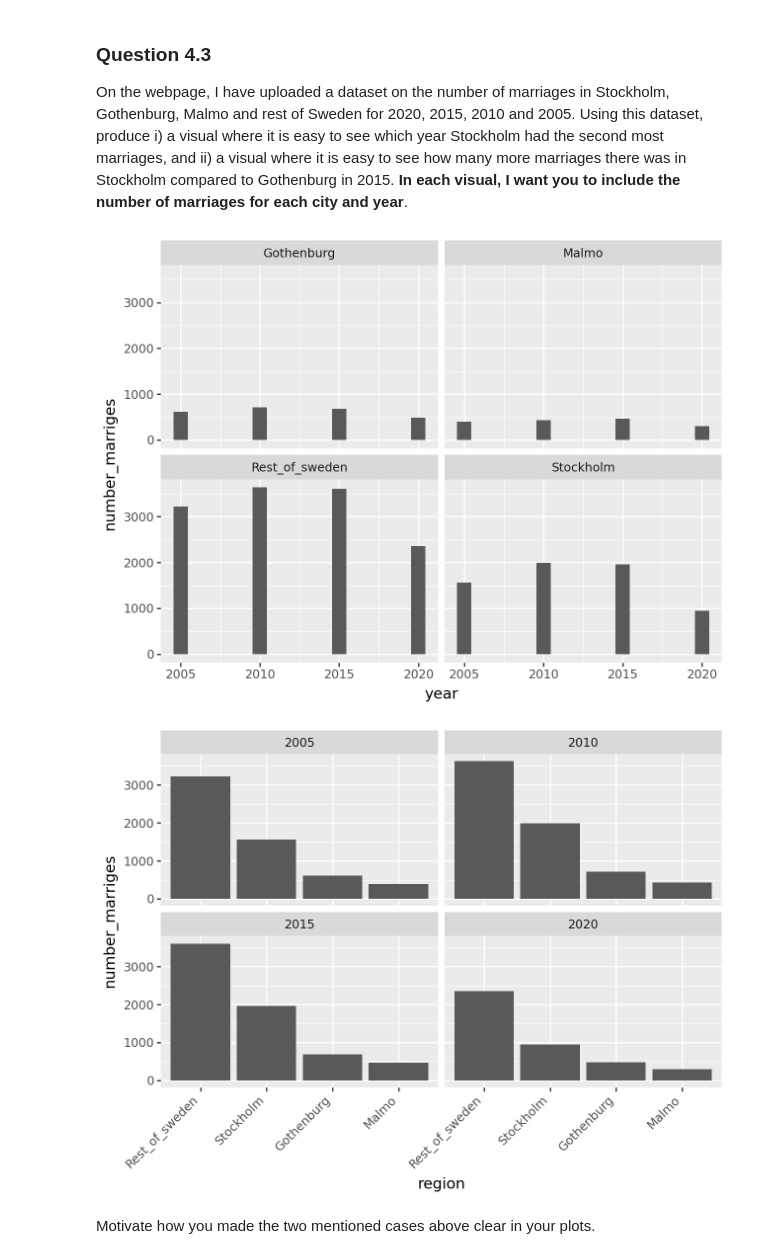
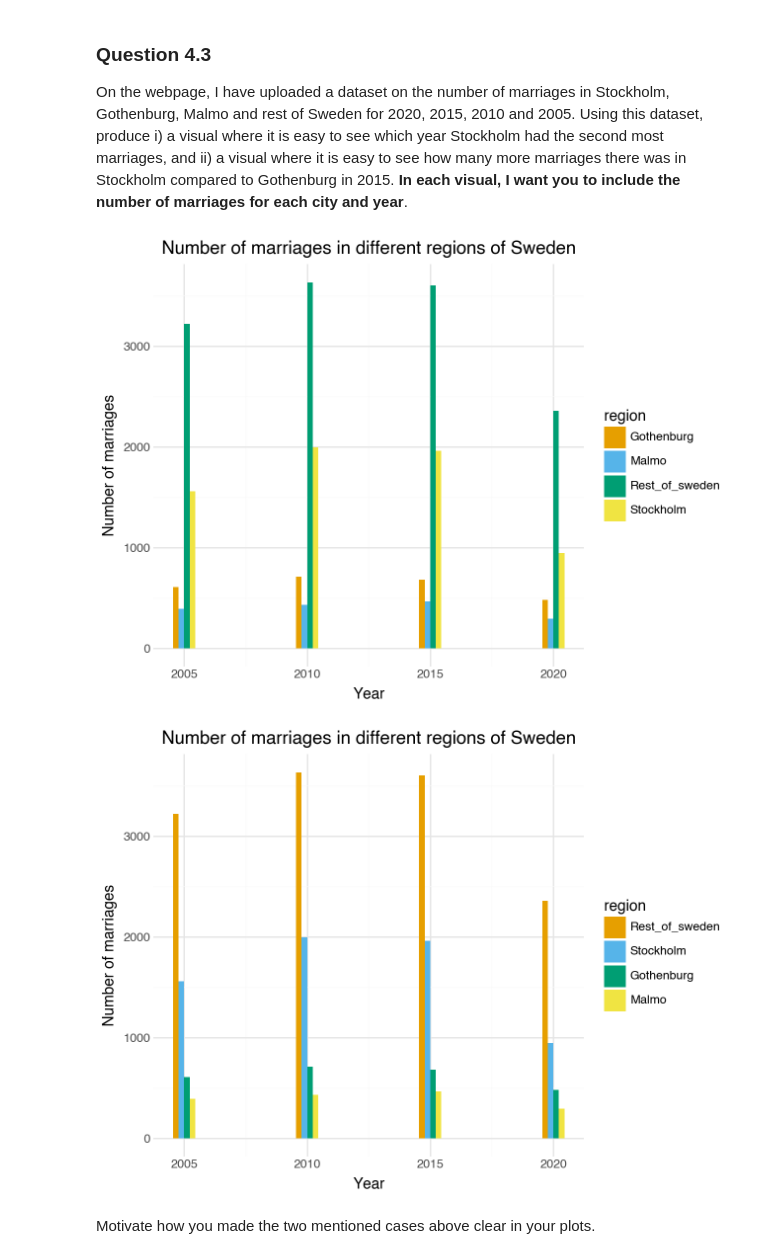
Before and after one commit to ErikDagobert/Scientific-Visualization, a Jupyter notebook: HW1/Homework1_2025.ipynb, the cells around one changed output. Saved outputs shown, nothing was run; the diff lists cells and outputs as text; code cells hidden in the pictures.

```diff
--- a/HW1/Homework1_2025.ipynb
+++ b/HW1/Homework1_2025.ipynb
@@ -516,33 +518,35 @@ On the webpage, I have uploaded a dataset on the number of marriages in Stockhol
 dataMar = pd.read_csv('Marriage.csv')
 
 (
-    ggplot(dataMar, aes("year", "number_marriges"))
-        + geom_bar(stat="identity")
-        + facet_wrap("region")
+    ggplot(dataMar, aes("year", "number_marriges", fill="region"))
+        + geom_bar(stat="identity", position ="dodge")
         + scale_fill_manual(values = cbPalette)
+        + theme_minimal()
+        + labs(x = "Year", y = "Number of marriages", title = "Number of marriages in different regions of Sweden")
 )
 
 
 # Remember to print the visual
 # %% [output]
-[figure, old version]
+[figure, new version]
 # %%
 # Insert code here for part ii)
 # Erik
 
 regions = ["Rest_of_sweden", "Stockholm", "Gothenburg", "Malmo"]
 dataMar["region"] = pd.Categorical(dataMar["region"], categories=regions, ordered=True)
 
 (
-    ggplot(dataMar, aes("region", "number_marriges"))
-        + geom_bar(stat="identity")
-        + facet_wrap("year")
+    ggplot(dataMar, aes("year", "number_marriges", fill="region"))
+        + geom_bar(stat="identity", position="dodge")
         + scale_fill_manual(values = cbPalette)
         + theme(axis_text_x=element_text(rotation=45, hjust=1))
+        + theme_minimal()
+        + labs(x = "Year", y = "Number of marriages", title = "Number of marriages in different regions of Sweden")
 )
 
 # Remember to print the visual
 # %% [output]
-[figure, old version]
+[figure, new version]
 # %% [markdown]
 Motivate how you made the two mentioned cases above clear in your plots.
```
Also changed, not shown: parts of 8 cells of this notebook.
